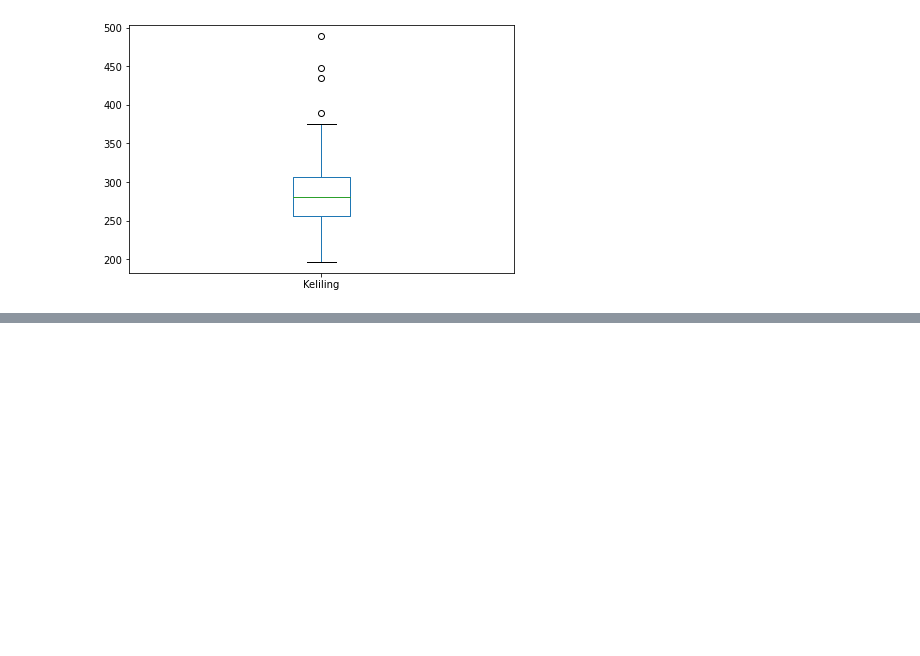
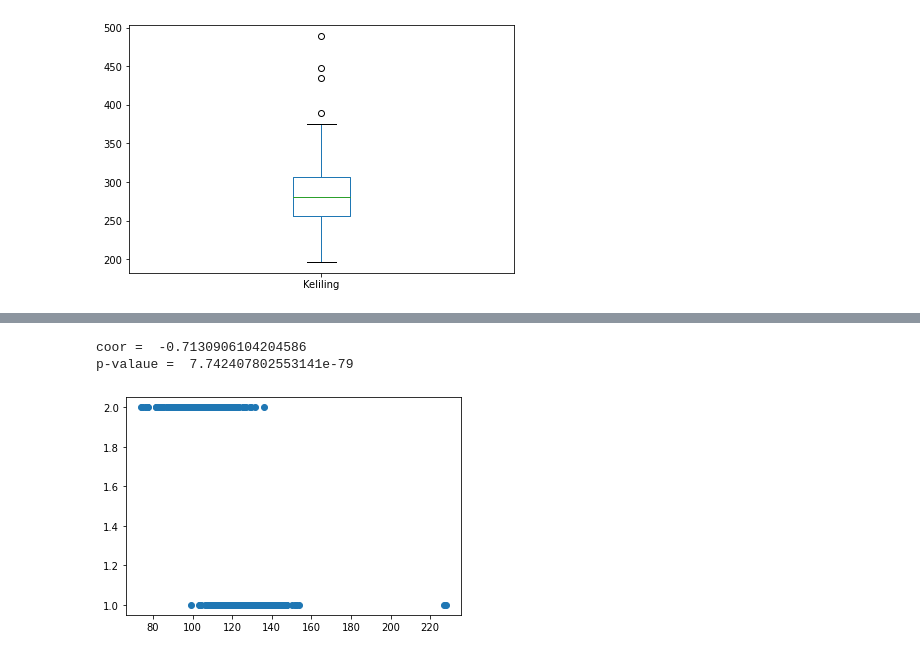
Before and after one commit to ronggurmahendra/TugasBesar_IF2220_Probstat, a Jupyter notebook: Tubes1.ipynb, the cells around one changed output, grey strips where cells are left out. Drawn from its saved outputs; the diff is of its cells as text; code cells hidden in the pictures; blank space fills up the shorter version.

```diff
--- a/Tubes1.ipynb
+++ b/Tubes1.ipynb
@@ -1161,0 +1192,8 @@ Bagian awal kolom Diameter memiliki variansi yang sama dengan bagian akhirnya?
+# %%
+coor,p = stats.pearsonr(df["SumbuUtama"], df["Kelas"])
+print("coor = ",coor, " \np-valaue = ", p)
+plot2 = plt.scatter(df["SumbuUtama"], df["Kelas"])
+# %% [output]
+coor =  -0.7130906104204586
+p-valaue =  7.742407802553141e-79
+[figure, added]
```
Also changed, not shown: parts of 18 cells of this notebook.
